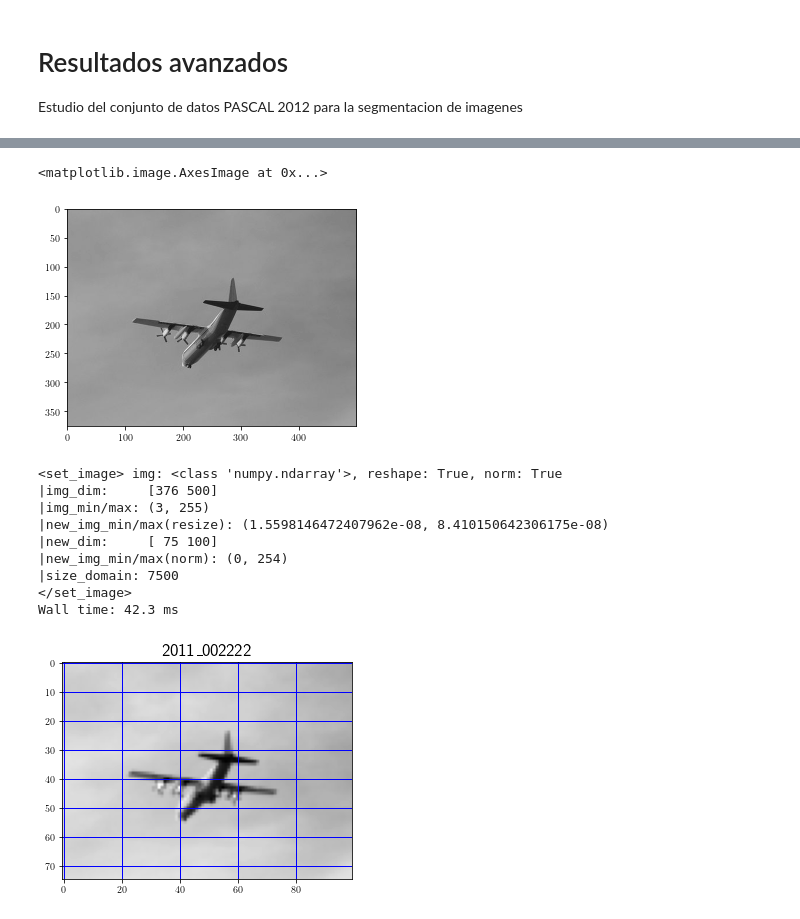
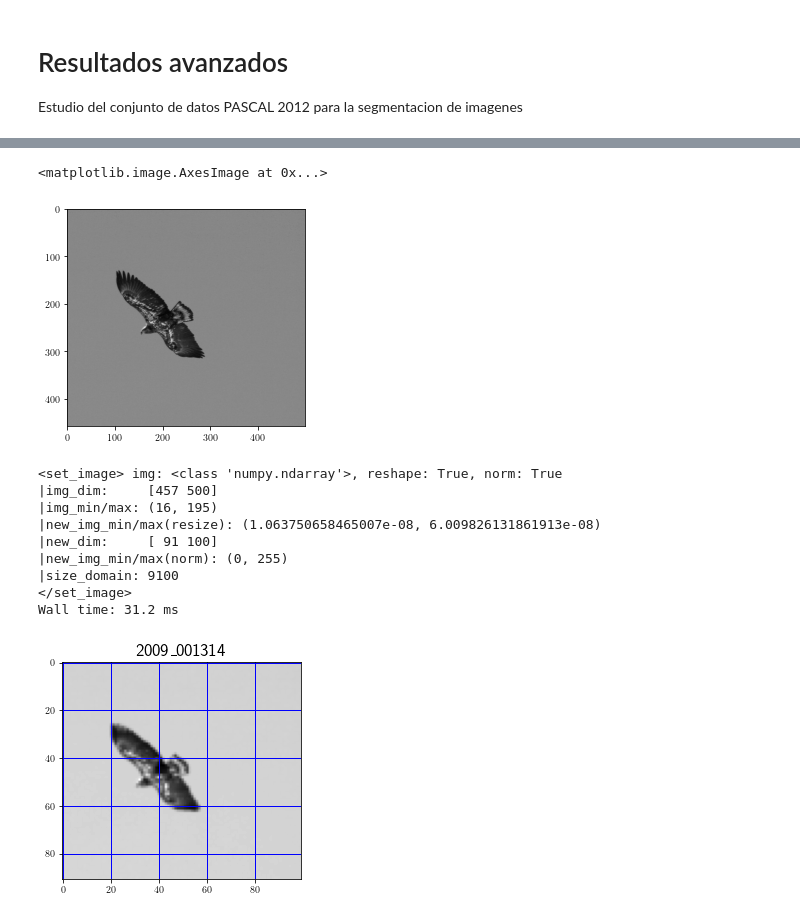
Before and after one commit to furrutiav/edpn-computer-vision-2022, a Jupyter notebook: 02 Level-set Image segmentation.ipynb, the cells around one changed output, grey strips where cells are left out. Saved outputs shown, nothing was run; the diff lists cells and outputs as text; code cells hidden in the pictures.

```diff
--- a/02 Level-set Image segmentation.ipynb
+++ b/02 Level-set Image segmentation.ipynb
@@ -17,14 +71,14 @@ print(arr)
 # %%
-id_name = "2011_002222"
+id_name = "2009_001314"
 img_o = Image.open(f"dataset/database_pascal/{id_name}.jpg").convert("L")
 
 dim = (img_o.size[1], img_o.size[0])
 img = np.array(img_o.getdata()).reshape((dim[0], dim[1]))
 
 plt.imshow(img, cmap="gray")
 # %% [output]
 <matplotlib.image.AxesImage at 0x...>
-[figure, old version]
+[figure, new version]
 # %%
 %%time
 segmentator = LevelSetMethod(id_name=id_name)
@@ -36,15 +90,15 @@ segmentator.set_image(
 segmentator.show_image(grid=True)
 # %% [output]
 <set_image> img: <class 'numpy.ndarray'>, reshape: True, norm: True
-|img_dim:     [376 500]
-|img_min/max: (3, 255)
-|new_img_min/max(resize): (1.5598146472407962e-08, 8.410150642306175e-08)
-|new_dim:     [ 75 100]
-|new_img_min/max(norm): (0, 254)
-|size_domain: 7500
+|img_dim:     [457 500]
+|img_min/max: (16, 195)
+|new_img_min/max(resize): (1.063750658465007e-08, 6.009826131861913e-08)
+|new_dim:     [ 91 100]
+|new_img_min/max(norm): (0, 255)
+|size_domain: 9100
 </set_image>
-Wall time: 42.3 ms
+Wall time: 31.2 ms
-[figure, old version]
+[figure, new version]
 # %%
 %%time
 segmentator.eval_stopfunct(
```
Also changed, not shown: parts of 17 cells of this notebook, 12 other files.
